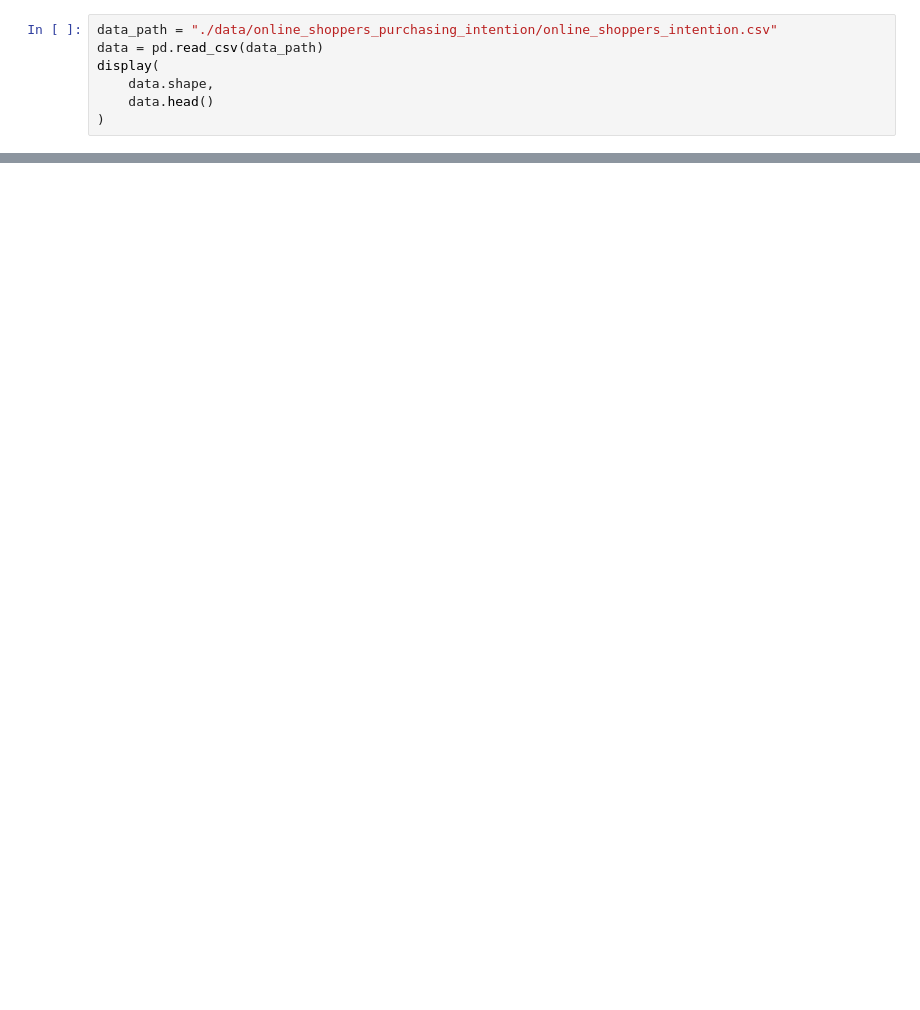
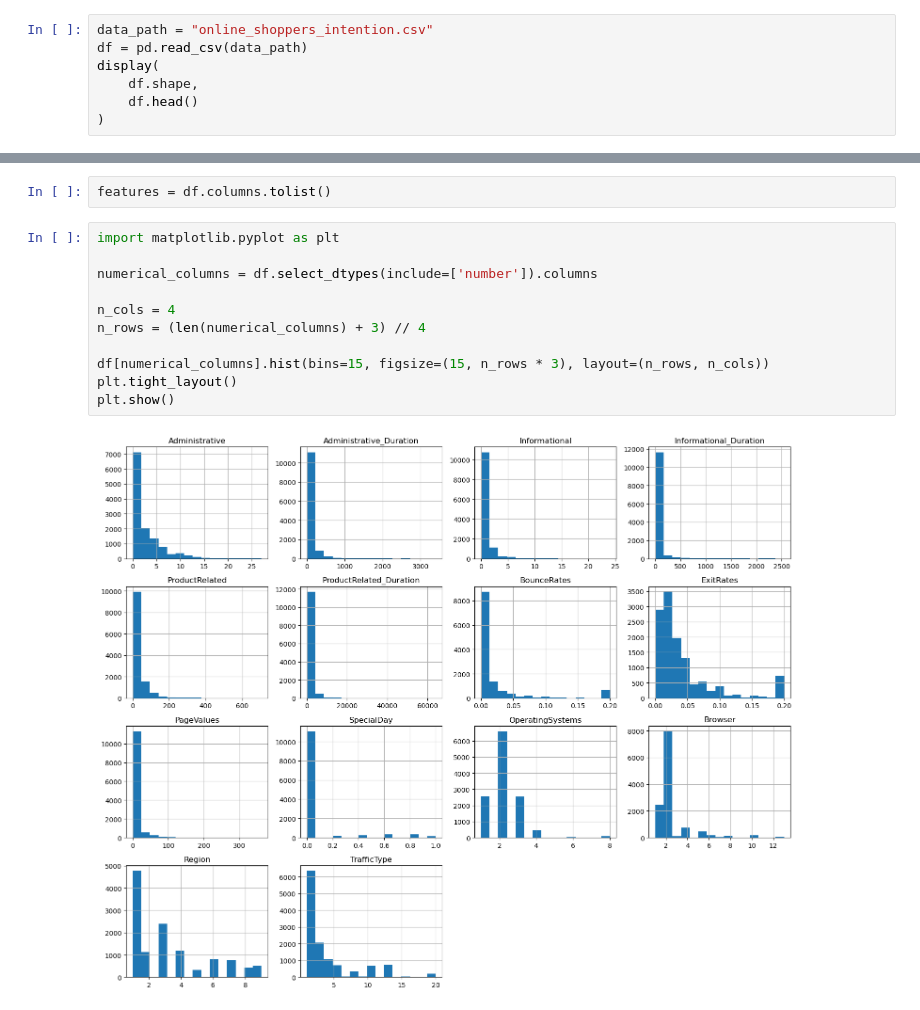
Before and after one commit to LosPadrinosMemens/FPA_DataAnalysis, a Jupyter notebook: dataVis.ipynb, the cells around one changed output, grey strips where cells are left out. Saved outputs shown, nothing was run; the diff lists cells and outputs as text; blank space fills up the shorter version.

```diff
--- a/dataVis.ipynb
+++ b/dataVis.ipynb
@@ -51,7 +68,7 @@ warnings.filterwarnings('ignore')
 # %%
-data_path = "./data/online_shoppers_purchasing_intention/online_shoppers_intention.csv"
-data = pd.read_csv(data_path)
+data_path = "online_shoppers_intention.csv"
+df = pd.read_csv(data_path)
 display(
-    data.shape,
-    data.head()
+    df.shape,
+    df.head()
 )
@@ -57,0 +83,15 @@ display(
+# %%
+features = df.columns.tolist()
+# %%
+import matplotlib.pyplot as plt
+
+numerical_columns = df.select_dtypes(include=['number']).columns
+
+n_cols = 4
+n_rows = (len(numerical_columns) + 3) // 4
+
+df[numerical_columns].hist(bins=15, figsize=(15, n_rows * 3), layout=(n_rows, n_cols))
+plt.tight_layout()
+plt.show()
+# %% [output]
+[figure, added]
```
Also changed, not shown: parts of 8 cells of this notebook.
